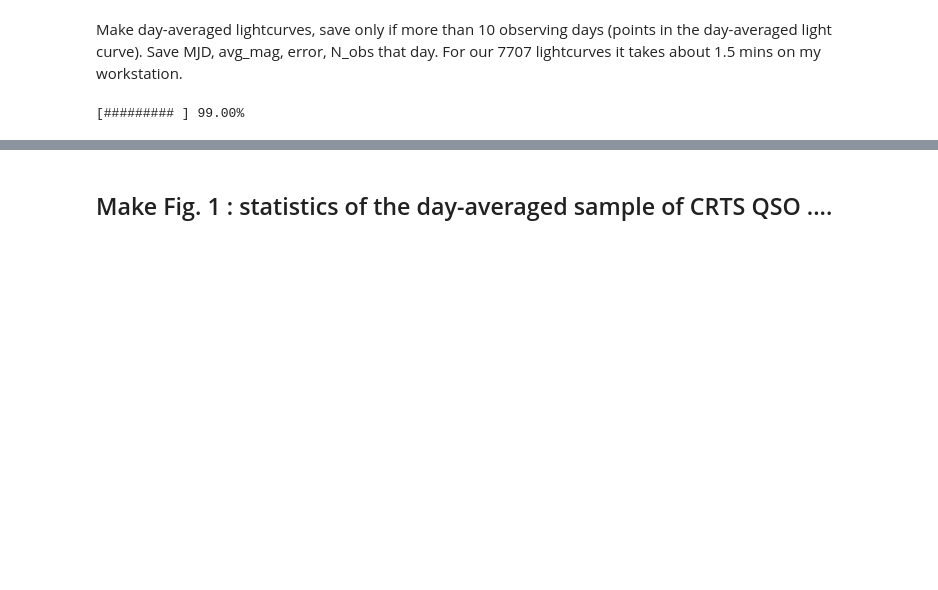
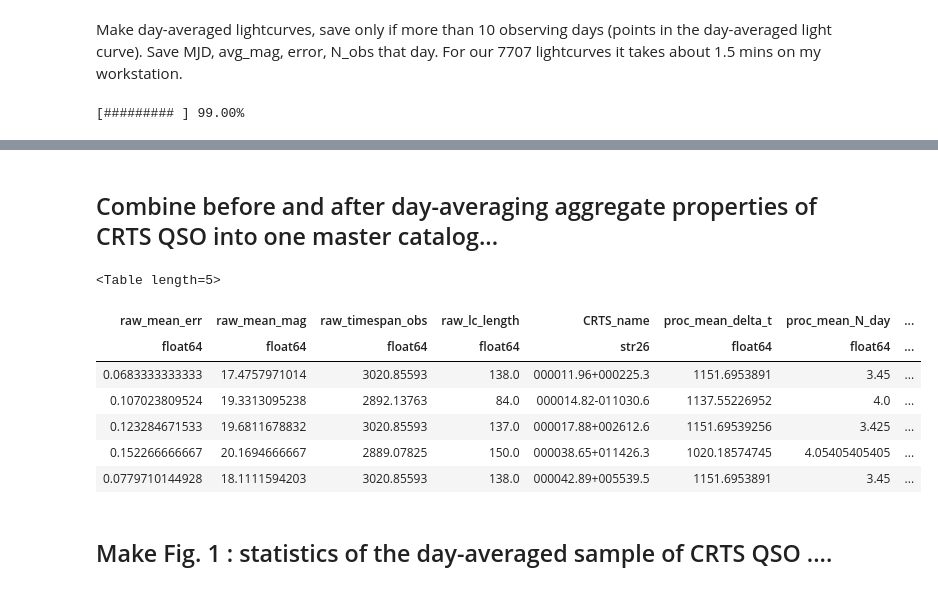
Before and after one commit to suberlak/CRTS_PROJECT, a Jupyter notebook: A_Fig_1_QSO_CRTS_day_averaged_stats.ipynb, the cells around one changed output, grey strips where cells are left out. Cells and saved outputs as stored; diff of their text form; code cells hidden in the pictures; blank space fills up the shorter version.

```diff
--- a/A_Fig_1_QSO_CRTS_day_averaged_stats.ipynb
+++ b/A_Fig_1_QSO_CRTS_day_averaged_stats.ipynb
@@ -266,0 +278,2 @@ stats_after['mean']
+# %% [markdown]
+## Combine before and after  day-averaging aggregate properties of CRTS QSO into one master catalog...
@@ -266,0 +283,25 @@ stats_after['mean']
+# %%
+# read the raw LC agg info
+raw_lc_agg = np.load(outDir + 'Fig_1_raw_CRTS_QSO_LC_stats.npy').item()
+# convert a dictionary to an AstroPy Table
+raw_lc_agg_table = Table(raw_lc_agg)
+# %%
+# read the processed LC agg info
+proc_lc_agg = np.load(outDir + 'Fig_1_proc_CRTS_QSO_LC_stats.npy').item()
+proc_lc_agg_table = Table(proc_lc_agg)
+# %%
+# Join the two tables on CRTS_name  :
+
+from astropy.table import join
+agg_combined = join(left=raw_lc_agg_table, right = proc_lc_agg_table, keys='CRTS_name')
+# %%
+agg_combined[:5]
+# %% [output]
+<Table length=5>
+| raw_mean_err | raw_mean_mag | raw_timespan_obs | raw_lc_length | CRTS_name | proc_mean_delta_t | proc_mean_N_day | ... |
+| float64 | float64 | float64 | float64 | str26 | float64 | float64 | ... |
+| 0.0683333333333 | 17.4757971014 | 3020.85593 | 138.0 | 000011.96+000225.3 | 1151.6953891 | 3.45 | ... |
+| 0.107023809524 | 19.3313095238 | 2892.13763 | 84.0 | 000014.82-011030.6 | 1137.55226952 | 4.0 | ... |
+| 0.123284671533 | 19.6811678832 | 3020.85593 | 137.0 | 000017.88+002612.6 | 1151.69539256 | 3.425 | ... |
+| 0.152266666667 | 20.1694666667 | 2889.07825 | 150.0 | 000038.65+011426.3 | 1020.18574745 | 4.05405405405 | ... |
+| 0.0779710144928 | 18.1111594203 | 3020.85593 | 138.0 | 000042.89+005539.5 | 1151.6953891 | 3.45 | ... |
```
Also changed, not shown: parts of 19 cells of this notebook, 10 other files.
